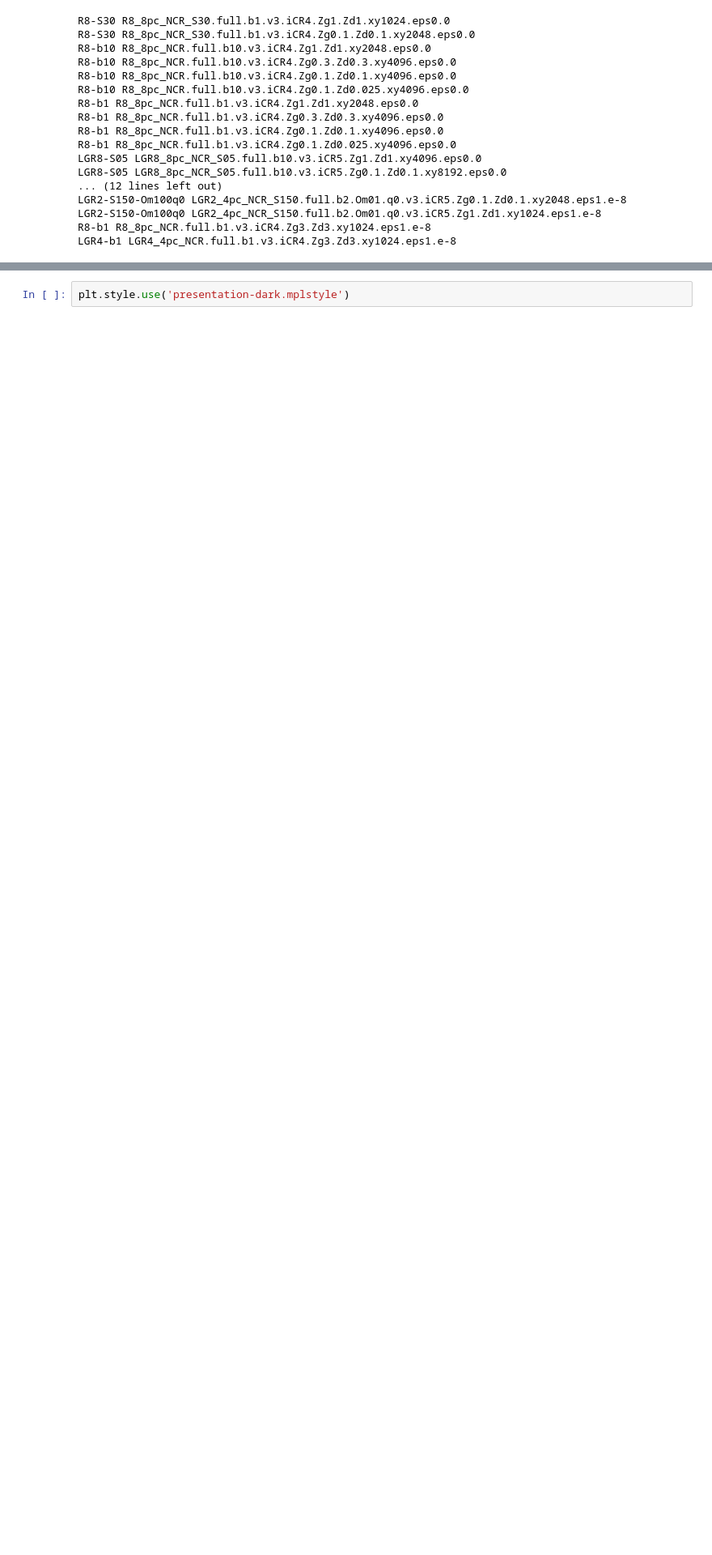
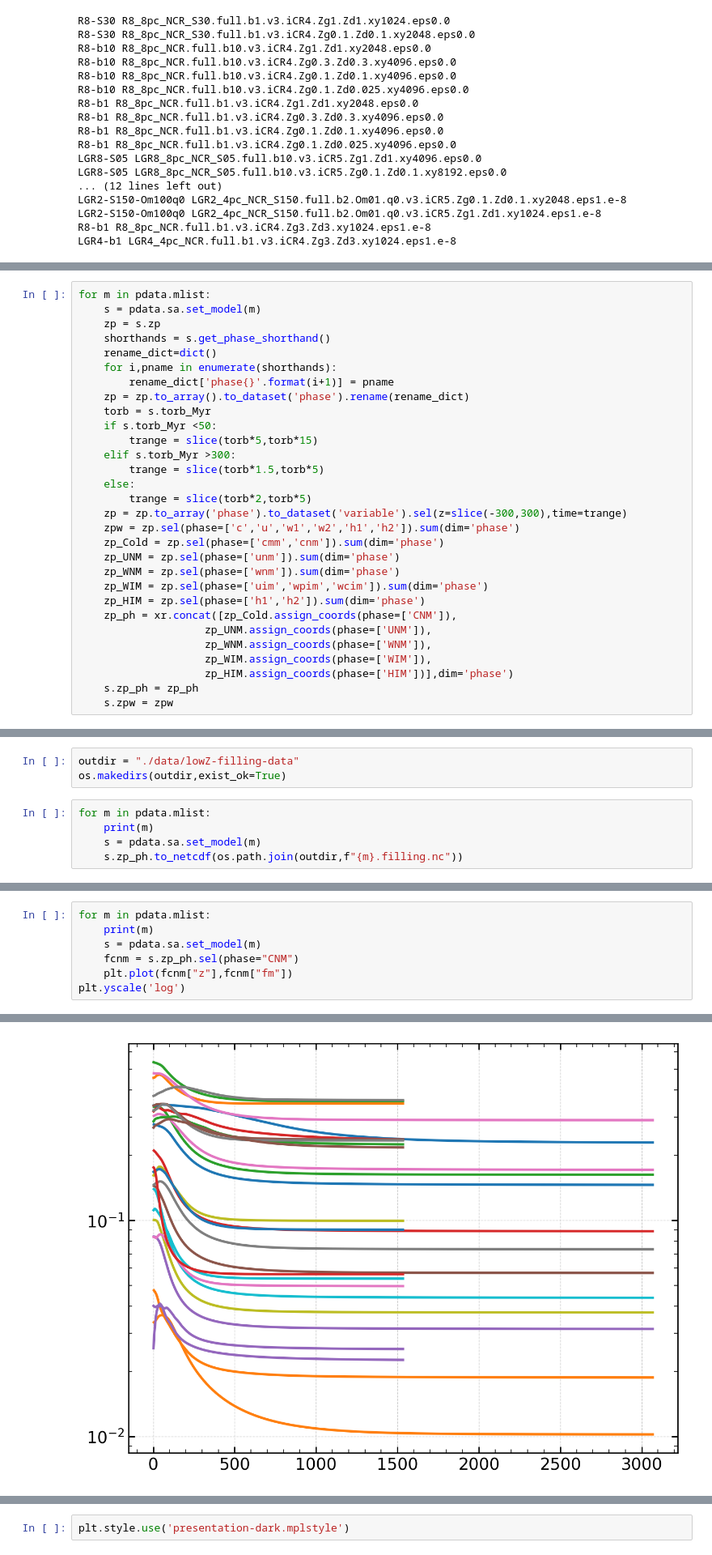
Before and after one commit to changgoo/TIGRESS-NCR-lowZ, a Jupyter notebook: notebook/10-filling-factors.ipynb, the cells around one changed output, grey strips where cells are left out. Shown at 81% size. Cells and saved outputs as stored; diff of their text form; blank space fills up the shorter version.

Commit message:
Added filling-factor cacluation script

```diff
--- a/notebook/10-filling-factors.ipynb
+++ b/notebook/10-filling-factors.ipynb
@@ -43,0 +53,30 @@ s = pdata.sa.set_model(pdata.mlist[0])
+# %%
+for m in pdata.mlist:
+    s = pdata.sa.set_model(m)
+    zp = s.zp
+    shorthands = s.get_phase_shorthand()
+    rename_dict=dict()
+    for i,pname in enumerate(shorthands):
+        rename_dict['phase{}'.format(i+1)] = pname
+    zp = zp.to_array().to_dataset('phase').rename(rename_dict)
+    torb = s.torb_Myr
+    if s.torb_Myr <50:
+        trange = slice(torb*5,torb*15)
+    elif s.torb_Myr >300:
+        trange = slice(torb*1.5,torb*5)
+    else:
+        trange = slice(torb*2,torb*5)
+    zp = zp.to_array('phase').to_dataset('variable').sel(z=slice(-300,300),time=trange)
+    zpw = zp.sel(phase=['c','u','w1','w2','h1','h2']).sum(dim='phase')
+    zp_Cold = zp.sel(phase=['cmm','cnm']).sum(dim='phase')
+    zp_UNM = zp.sel(phase=['unm']).sum(dim='phase')
+    zp_WNM = zp.sel(phase=['wnm']).sum(dim='phase')
+    zp_WIM = zp.sel(phase=['uim','wpim','wcim']).sum(dim='phase')
+    zp_HIM = zp.sel(phase=['h1','h2']).sum(dim='phase')
+    zp_ph = xr.concat([zp_Cold.assign_coords(phase=['CNM']),
+                    zp_UNM.assign_coords(phase=['UNM']),
+                    zp_WNM.assign_coords(phase=['WNM']),
+                    zp_WIM.assign_coords(phase=['WIM']),
+                    zp_HIM.assign_coords(phase=['HIM'])],dim='phase')
+    s.zp_ph = zp_ph
+    s.zpw = zpw
@@ -43,0 +134,8 @@ s = pdata.sa.set_model(pdata.mlist[0])
+# %%
+outdir = "./data/lowZ-filling-data"
+os.makedirs(outdir,exist_ok=True)
+# %%
+for m in pdata.mlist:
+    print(m)
+    s = pdata.sa.set_model(m)
+    s.zp_ph.to_netcdf(os.path.join(outdir,f"{m}.filling.nc"))
@@ -43,0 +160,8 @@ s = pdata.sa.set_model(pdata.mlist[0])
+# %%
+for m in pdata.mlist:
+    print(m)
+    s = pdata.sa.set_model(m)
+    fcnm = s.zp_ph.sel(phase="CNM")
+    plt.plot(fcnm["z"],fcnm["fm"])
+plt.yscale('log')
+# %% [output]
@@ -43,0 +185 @@ s = pdata.sa.set_model(pdata.mlist[0])
+[figure, added]
```
Also changed, not shown: parts of 14 cells of this notebook, 2 other files.
